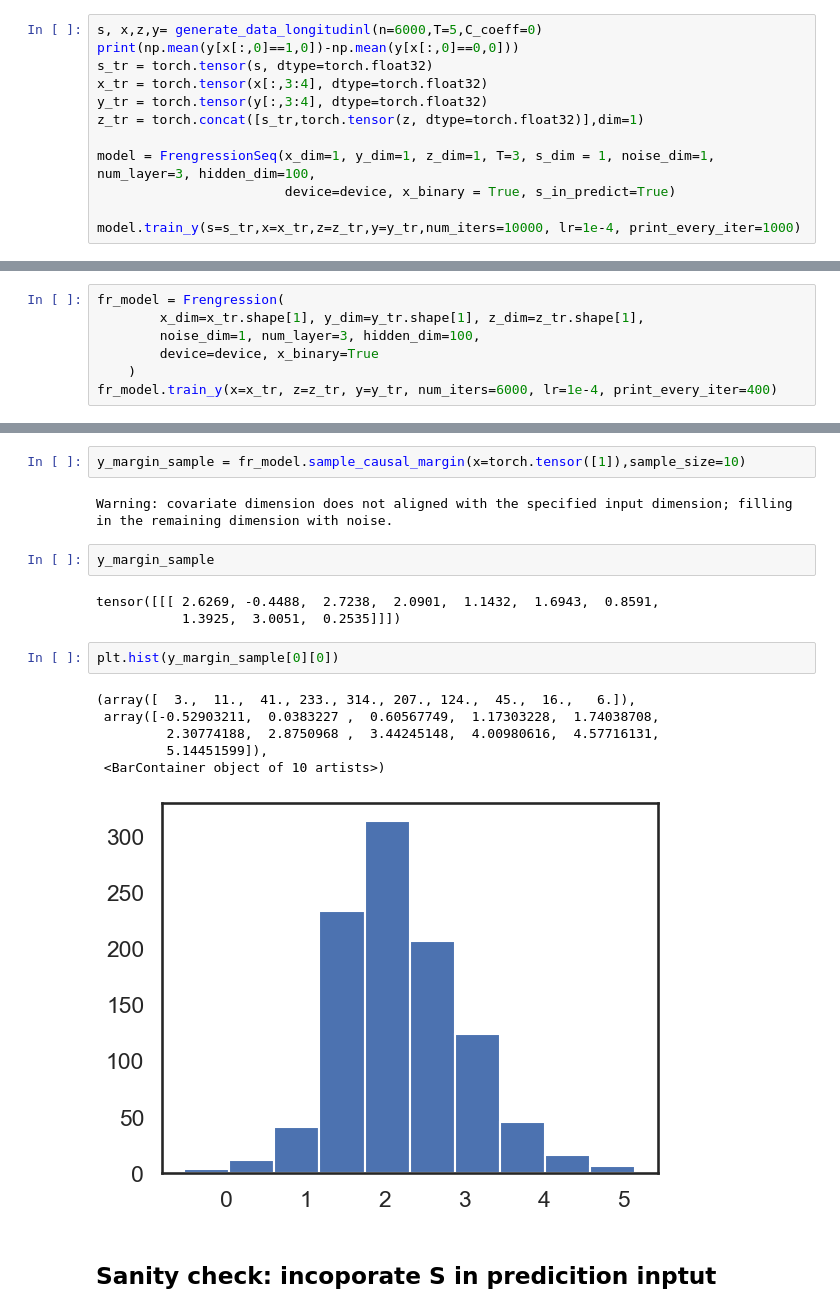
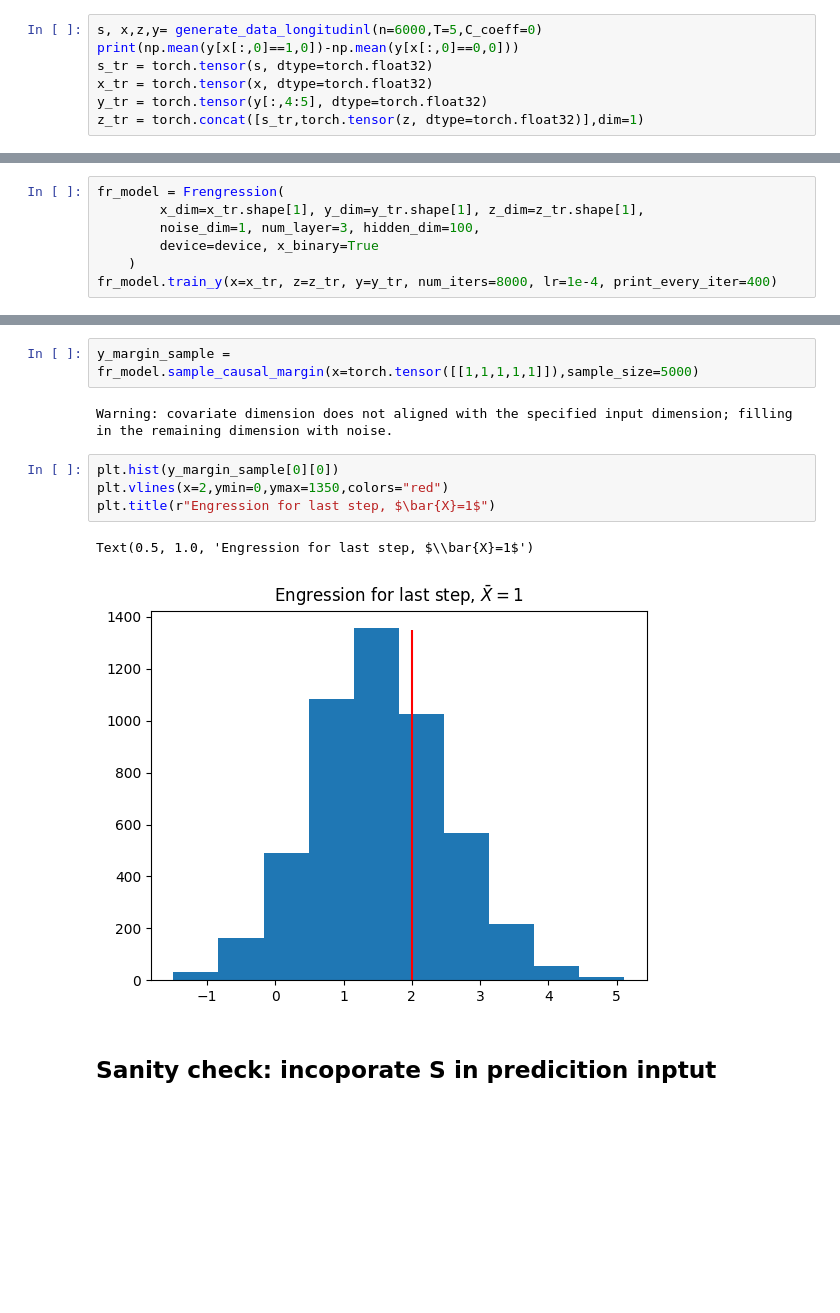
Before and after one commit to xwshen51/frengression, a Jupyter notebook: simulation_longitudinl.ipynb, the cells around one changed output, grey strips where cells are left out. Saved outputs shown, nothing was run; the diff lists cells and outputs as text; blank space fills up the shorter version.

```diff
--- a/simulation_longitudinl.ipynb
+++ b/simulation_longitudinl.ipynb
@@ -426,12 +233,7 @@ plt.show()
 s, x,z,y= generate_data_longitudinl(n=6000,T=5,C_coeff=0)
 print(np.mean(y[x[:,0]==1,0])-np.mean(y[x[:,0]==0,0]))
 s_tr = torch.tensor(s, dtype=torch.float32)
-x_tr = torch.tensor(x[:,3:4], dtype=torch.float32)
-y_tr = torch.tensor(y[:,3:4], dtype=torch.float32)
+x_tr = torch.tensor(x, dtype=torch.float32)
+y_tr = torch.tensor(y[:,4:5], dtype=torch.float32)
 z_tr = torch.concat([s_tr,torch.tensor(z, dtype=torch.float32)],dim=1)
-
-model = FrengressionSeq(x_dim=1, y_dim=1, z_dim=1, T=3, s_dim = 1, noise_dim=1, num_layer=3, hidden_dim=100,
-                        device=device, x_binary = True, s_in_predict=True)
-
-model.train_y(s=s_tr,x=x_tr,z=z_tr,y=y_tr,num_iters=10000, lr=1e-4, print_every_iter=1000)
 # %% [output]
@@ -442,5 +244,5 @@ fr_model = Frengression(
         noise_dim=1, num_layer=3, hidden_dim=100,
         device=device, x_binary=True
     )
-fr_model.train_y(x=x_tr, z=z_tr, y=y_tr, num_iters=6000, lr=1e-4, print_every_iter=400)
+fr_model.train_y(x=x_tr, z=z_tr, y=y_tr, num_iters=8000, lr=1e-4, print_every_iter=400)
 # %% [output]
@@ -463,21 +266,14 @@ Epoch 6000: loss 1.1417,        loss_y 0.5666, 1.0807, 1.0283,  loss_eta 0.5751,
 # %%
-y_margin_sample = fr_model.sample_causal_margin(x=torch.tensor([1]),sample_size=10)
+y_margin_sample = fr_model.sample_causal_margin(x=torch.tensor([[1,1,1,1,1]]),sample_size=5000)
 # %% [output]
 Warning: covariate dimension does not aligned with the specified input dimension; filling in the remaining dimension with noise.
-# %%
-y_margin_sample
-# %% [output]
-tensor([[[ 2.6269, -0.4488,  2.7238,  2.0901,  1.1432,  1.6943,  0.8591,
-           1.3925,  3.0051,  0.2535]]])
-# %%
-plt.hist(y_margin_sample[0][0])
-# %% [output]
-(array([  3.,  11.,  41., 233., 314., 207., 124.,  45.,  16.,   6.]),
- array([-0.52903211,  0.0383227 ,  0.60567749,  1.17303228,  1.74038708,
-         2.30774188,  2.8750968 ,  3.44245148,  4.00980616,  4.57716131,
-         5.14451599]),
- <BarContainer object of 10 artists>)
-[figure, removed]
+# %%
+plt.hist(y_margin_sample[0][0])
+plt.vlines(x=2,ymin=0,ymax=1350,colors="red")
+plt.title(r"Engression for last step, $\bar{X}=1$")
+# %% [output]
+Text(0.5, 1.0, 'Engression for last step, $\\bar{X}=1$')
+[figure, added]
 # %% [markdown]
 ## Sanity check: incoporate S in predicition inptut
 # %%
```
Also changed, not shown: parts of 20 cells of this notebook, 3 other files.
